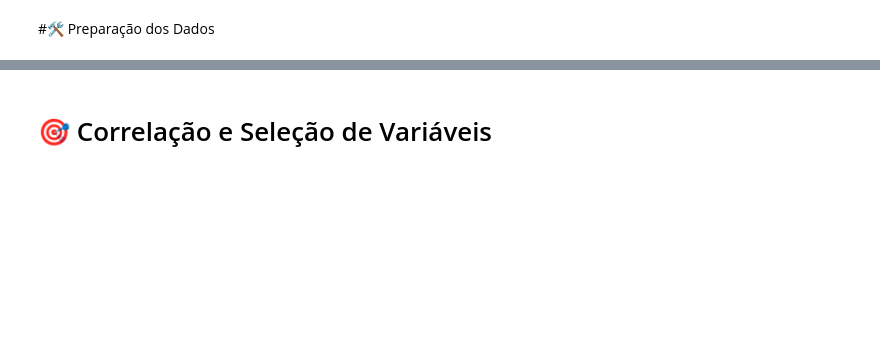
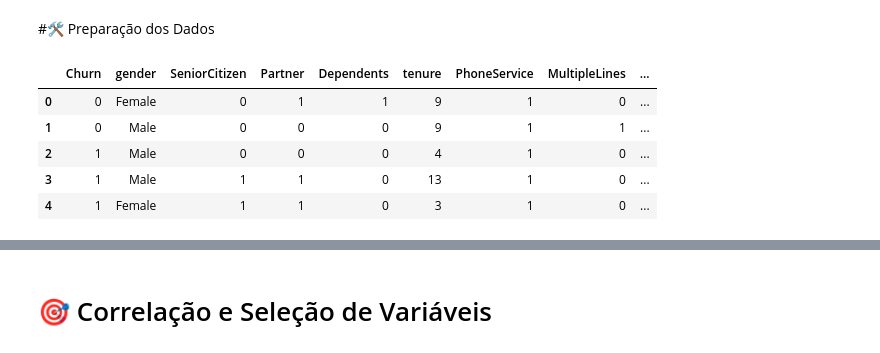
Before and after one commit to claudiobalique/Challenge-Telecom-X-parte2-Public, a Jupyter notebook: challenge_Telecom_X_Parte_2.ipynb, the cells around one changed output, grey strips where cells are left out. Saved outputs shown, nothing was run; the diff lists cells and outputs as text; code cells hidden in the pictures; blank space fills up the shorter version.

```diff
--- a/challenge_Telecom_X_Parte_2.ipynb
+++ b/challenge_Telecom_X_Parte_2.ipynb
@@ -29,0 +5,43 @@ dados_telecom_x.head()
+# %%
+import pandas as pd
+from io import StringIO
+
+# caminho do arquivo CSV
+url = '/content/dados_telecom_x.csv'
+
+# Carregando os dados do CSV do projeto telecom-x parte 1
+dados_telecom_x2 = pd.read_csv(url)
+# Remover colunas inúteis: customerID e SeniorCitizen_label, GrupoEtario, ChurnStatus e Status_evasao utilizados para implementar gráficos no challenge_telecom_X
+dados_telecom_x2.drop(columns=['customerID'], inplace=True)
+dados_telecom_x2.drop(columns=['SeniorCitizen_label'], inplace=True)
+dados_telecom_x2.drop(columns=['GrupoEtario'], inplace=True)
+dados_telecom_x2.drop(columns=['ChurnStatus'], inplace=True)
+dados_telecom_x2.drop(columns=['Status_evasao'], inplace=True)
+dados_telecom_x2.drop(columns=['Charges.Total'], inplace=True)
+
+# Transformar os atributos gender,InternetService,Contract, PaymentMethod  para string
+dados_telecom_x2['gender'] = dados_telecom_x2['gender'].astype('string')
+dados_telecom_x2['InternetService'] = dados_telecom_x2['InternetService'].astype('string')
+dados_telecom_x2['Contract'] = dados_telecom_x2['Contract'].astype('string')
+dados_telecom_x2['PaymentMethod'] = dados_telecom_x2['PaymentMethod'].astype('string')
+
+# Transformar campos boleanos para inteiro
+for col in ['SeniorCitizen', 'Churn', 'MultipleLines', 'Partner', 'Dependents', 'PhoneService', 'OnlineSecurity', 'OnlineBackup', 'DeviceProtection', 'TechSupport', 'StreamingTV', 'StreamingMovies', 'PaperlessBilling']:
+    dados_telecom_x2[col] = dados_telecom_x2[col].astype(int)
+
+# Transformar o atributo tenure  para int
+dados_telecom_x2['tenure'] = dados_telecom_x2['tenure'].astype(int)
+
+# Transformar os atributos Charges.Monthly e Charges.Total  para float.
+
+dados_telecom_x2['Charges.Monthly'] = pd.to_numeric(dados_telecom_x2['Charges.Monthly'], errors='coerce')
+
+# Exibindo as primeiras linhas do dataframe
+dados_telecom_x2.head()
+# %% [output]
+|  | Churn | gender | SeniorCitizen | Partner | Dependents | tenure | PhoneService | MultipleLines | ... |
+| 0 | 0 | Female | 0 | 1 | 1 | 9 | 1 | 0 | ... |
+| 1 | 0 | Male | 0 | 0 | 0 | 9 | 1 | 1 | ... |
+| 2 | 1 | Male | 0 | 0 | 0 | 4 | 1 | 0 | ... |
+| 3 | 1 | Male | 1 | 1 | 0 | 13 | 1 | 0 | ... |
+| 4 | 1 | Female | 1 | 1 | 0 | 3 | 1 | 0 | ... |
```
Also changed, not shown: parts of 10 cells of this notebook.
